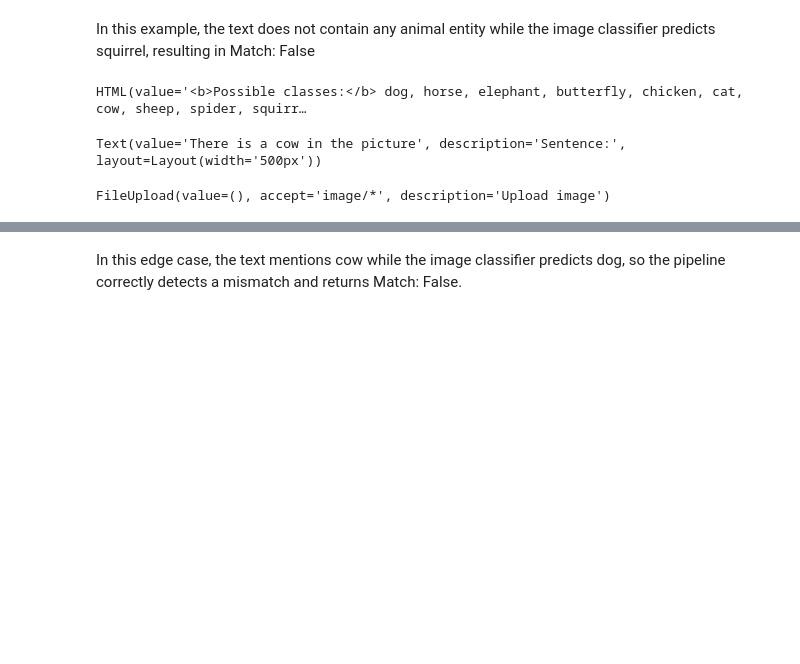
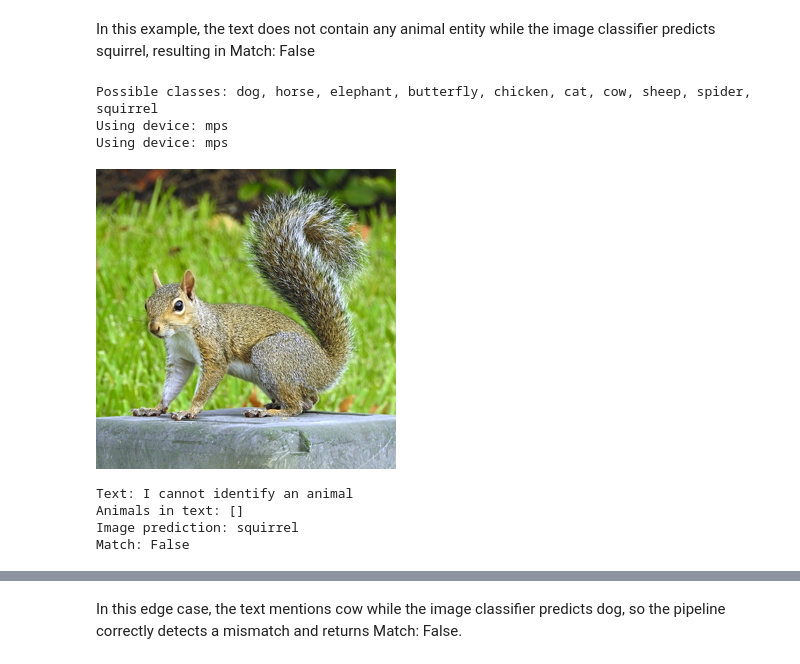
Before and after one commit to SofiiaPelenska/ML-tasks, a Jupyter notebook: Task 2/demo.ipynb, the cells around one changed output, grey strips where cells are left out. Cells and saved outputs as stored; diff of their text form; code cells hidden in the pictures; blank space fills up the shorter version.

```diff
--- a/Task 2/demo.ipynb
+++ b/Task 2/demo.ipynb
@@ -255,8 +256,13 @@ FileUpload(value=(), accept='image/*', description='Upload image')
 # %% [markdown]
 In this example, the text does not contain any animal entity while the image classifier predicts squirrel, resulting in Match: False
 # %%
-interactive_demo(pipeline)
+pipeline_demo(pipeline, "I cannot identify an animal", "demo_images/squirrel.jpg")
 # %% [output]
-HTML(value='<b>Possible classes:</b> dog, horse, elephant, butterfly, chicken, cat, cow, sheep, spider, squirr…
+Possible classes: dog, horse, elephant, butterfly, chicken, cat, cow, sheep, spider, squirrel
+Using device: mps
+Using device: mps
+[figure, added]
-Text(value='There is a cow in the picture', description='Sentence:', layout=Layout(width='500px'))
+Text: I cannot identify an animal
+Animals in text: []
+Image prediction: squirrel
+Match: False
-FileUpload(value=(), accept='image/*', description='Upload image')
```
Also changed, not shown: parts of 7 cells of this notebook, 7 other files.
